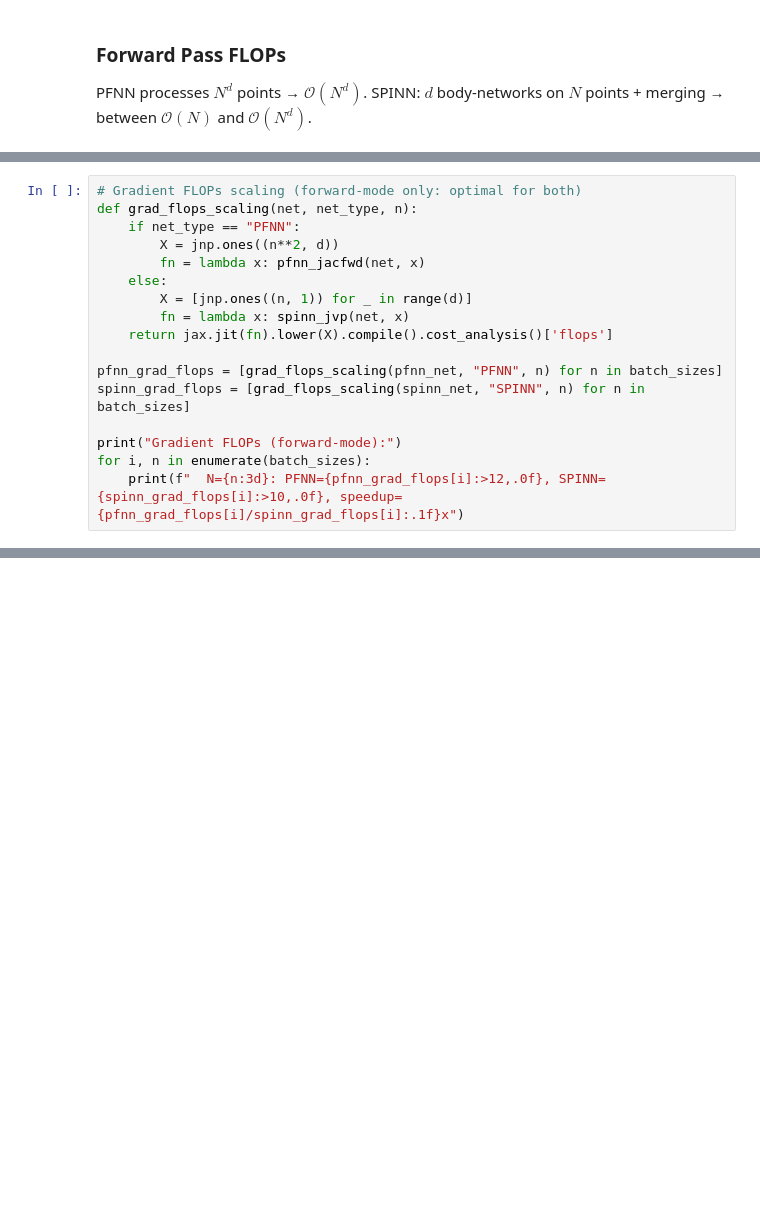
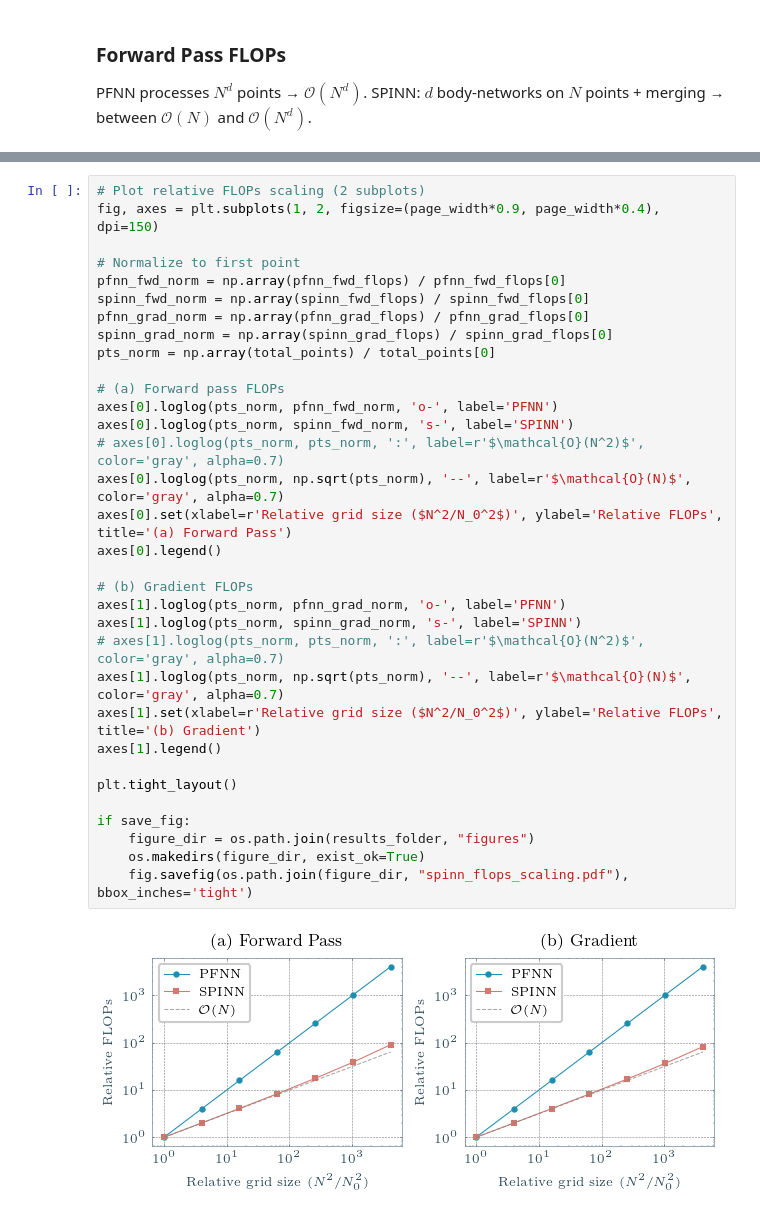
Before and after one commit to bonneted/PhD, a Jupyter notebook: chapters/III_SPINN.ipynb, the cells around one changed output, grey strips where cells are left out. Saved outputs shown, nothing was run; the diff lists cells and outputs as text; blank space fills up the shorter version.

Commit message:
add flop and computation estimation

```diff
--- a/chapters/III_SPINN.ipynb
+++ b/chapters/III_SPINN.ipynb
@@ -125,17 +58,0 @@ SPINN jvp vs PFNN jacfwd: 251.1x speedup
-# %%
-# Gradient FLOPs scaling (forward-mode only: optimal for both)
-def grad_flops_scaling(net, net_type, n):
-    if net_type == "PFNN":
-        X = jnp.ones((n**2, d))
-        fn = lambda x: pfnn_jacfwd(net, x)
-    else:
-        X = [jnp.ones((n, 1)) for _ in range(d)]
-        fn = lambda x: spinn_jvp(net, x)
-    return jax.jit(fn).lower(X).compile().cost_analysis()['flops']
-
-pfnn_grad_flops = [grad_flops_scaling(pfnn_net, "PFNN", n) for n in batch_sizes]
-spinn_grad_flops = [grad_flops_scaling(spinn_net, "SPINN", n) for n in batch_sizes]
-
-print("Gradient FLOPs (forward-mode):")
-for i, n in enumerate(batch_sizes):
-    print(f"  N={n:3d}: PFNN={pfnn_grad_flops[i]:>12,.0f}, SPINN={spinn_grad_flops[i]:>10,.0f}, speedup={pfnn_grad_flops[i]/spinn_grad_flops[i]:.1f}x")
@@ -242,0 +103,35 @@ At N=256 (65,536 points):
+# %%
+# Plot relative FLOPs scaling (2 subplots)
+fig, axes = plt.subplots(1, 2, figsize=(page_width*0.9, page_width*0.4), dpi=150)
+
+# Normalize to first point
+pfnn_fwd_norm = np.array(pfnn_fwd_flops) / pfnn_fwd_flops[0]
+spinn_fwd_norm = np.array(spinn_fwd_flops) / spinn_fwd_flops[0]
+pfnn_grad_norm = np.array(pfnn_grad_flops) / pfnn_grad_flops[0]
+spinn_grad_norm = np.array(spinn_grad_flops) / spinn_grad_flops[0]
+pts_norm = np.array(total_points) / total_points[0]
+
+# (a) Forward pass FLOPs
+axes[0].loglog(pts_norm, pfnn_fwd_norm, 'o-', label='PFNN')
+axes[0].loglog(pts_norm, spinn_fwd_norm, 's-', label='SPINN')
+# axes[0].loglog(pts_norm, pts_norm, ':', label=r'$\mathcal{O}(N^2)$', color='gray', alpha=0.7)
+axes[0].loglog(pts_norm, np.sqrt(pts_norm), '--', label=r'$\mathcal{O}(N)$', color='gray', alpha=0.7)
+axes[0].set(xlabel=r'Relative grid size ($N^2/N_0^2$)', ylabel='Relative FLOPs', title='(a) Forward Pass')
+axes[0].legend()
+
+# (b) Gradient FLOPs
+axes[1].loglog(pts_norm, pfnn_grad_norm, 'o-', label='PFNN')
+axes[1].loglog(pts_norm, spinn_grad_norm, 's-', label='SPINN')
+# axes[1].loglog(pts_norm, pts_norm, ':', label=r'$\mathcal{O}(N^2)$', color='gray', alpha=0.7)
+axes[1].loglog(pts_norm, np.sqrt(pts_norm), '--', label=r'$\mathcal{O}(N)$', color='gray', alpha=0.7)
+axes[1].set(xlabel=r'Relative grid size ($N^2/N_0^2$)', ylabel='Relative FLOPs', title='(b) Gradient')
+axes[1].legend()
+
+plt.tight_layout()
+
+if save_fig:
+    figure_dir = os.path.join(results_folder, "figures")
+    os.makedirs(figure_dir, exist_ok=True)
+    fig.savefig(os.path.join(figure_dir, "spinn_flops_scaling.pdf"), bbox_inches='tight')
+# %% [output]
+[figure, added]
```
Also changed, not shown: parts of 15 cells of this notebook, 3 other files.
